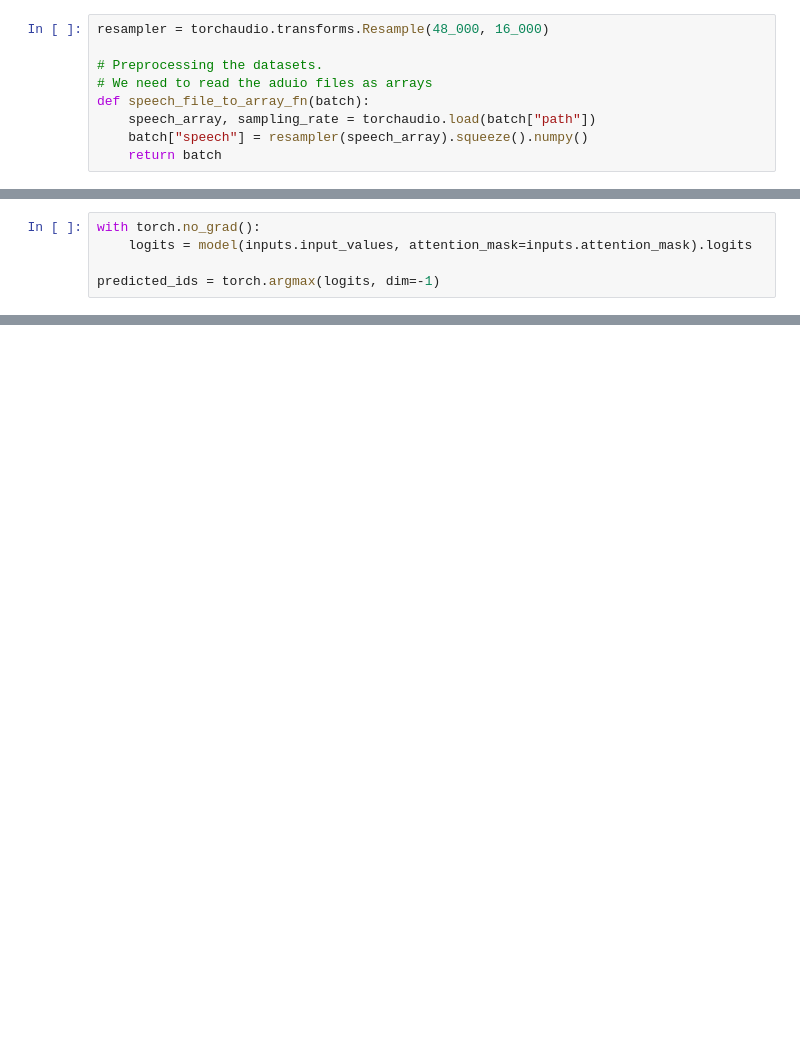
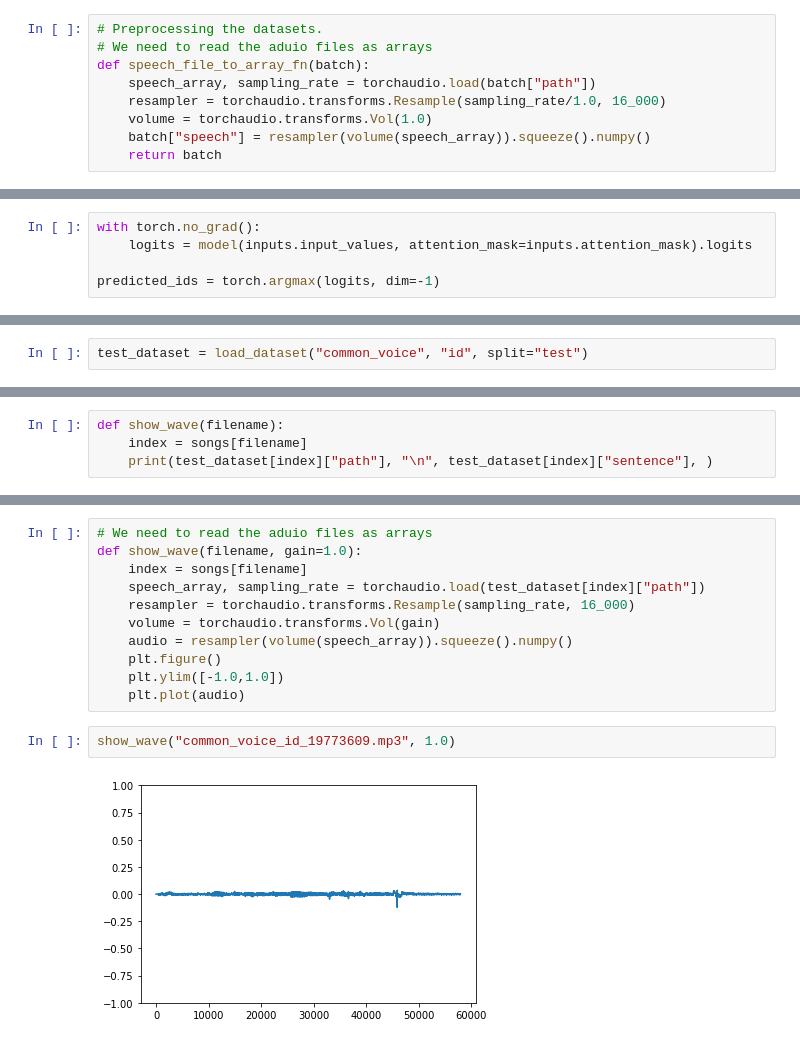
Before and after one commit to cahya-wirawan/indonesian-speech-recognition, a Jupyter notebook: XLSR_Wav2Vec2_for_Indonesian_Usage.ipynb, the cells around one changed output, grey strips where cells are left out. Drawn from its saved outputs; the diff is of its cells as text; blank space fills up the shorter version.

```diff
--- a/XLSR_Wav2Vec2_for_Indonesian_Usage.ipynb
+++ b/XLSR_Wav2Vec2_for_Indonesian_Usage.ipynb
@@ -14,13 +14,13 @@ model = Wav2Vec2ForCTC.from_pretrained(model_name)
 # %% [output]
 Special tokens have been added in the vocabulary, make sure the associated word embedding are fine-tuned or trained.
 # %%
-resampler = torchaudio.transforms.Resample(48_000, 16_000)
-
 # Preprocessing the datasets.
 # We need to read the aduio files as arrays
 def speech_file_to_array_fn(batch):
     speech_array, sampling_rate = torchaudio.load(batch["path"])
-    batch["speech"] = resampler(speech_array).squeeze().numpy()
+    resampler = torchaudio.transforms.Resample(sampling_rate/1.0, 16_000)
+    volume = torchaudio.transforms.Vol(1.0)
+    batch["speech"] = resampler(volume(speech_array)).squeeze().numpy()
     return batch
 # %%
 test_dataset = load_dataset("common_voice", "id", split="test[:2%]")
@@ -44 +52,3 @@ Prediction: ['minggu depan kakak perempuan saya menikah', 'berbadi dahasa dairah
 Reference: ['Minggu depan kakak perempuan saya menikah.', 'Berbagai bahasa daerah dan bahasa asing menjadi bahasa serapan dan kemudian menjadi bahasa Indonesia.', 'apa yang bisa saya berikan kepadamu? ...
+# %%
+test_dataset = load_dataset("common_voice", "id", split="test")
@@ -44,0 +65,4 @@ Reference: ['Minggu depan kakak perempuan saya menikah.', 'Berbagai bahasa daera
+# %%
+def show_wave(filename):
+    index = songs[filename]
+    print(test_dataset[index]["path"], "\n", test_dataset[index]["sentence"], )
@@ -44,0 +73,15 @@ Reference: ['Minggu depan kakak perempuan saya menikah.', 'Berbagai bahasa daera
+# %%
+# We need to read the aduio files as arrays
+def show_wave(filename, gain=1.0):
+    index = songs[filename]
+    speech_array, sampling_rate = torchaudio.load(test_dataset[index]["path"])
+    resampler = torchaudio.transforms.Resample(sampling_rate, 16_000)
+    volume = torchaudio.transforms.Vol(gain)
+    audio = resampler(volume(speech_array)).squeeze().numpy()
+    plt.figure()
+    plt.ylim([-1.0,1.0])
+    plt.plot(audio)
+# %%
+show_wave("common_voice_id_19773609.mp3", 1.0)
+# %% [output]
+[figure, added]
```
Also changed, not shown: parts of 19 cells of this notebook, 5 other files.
